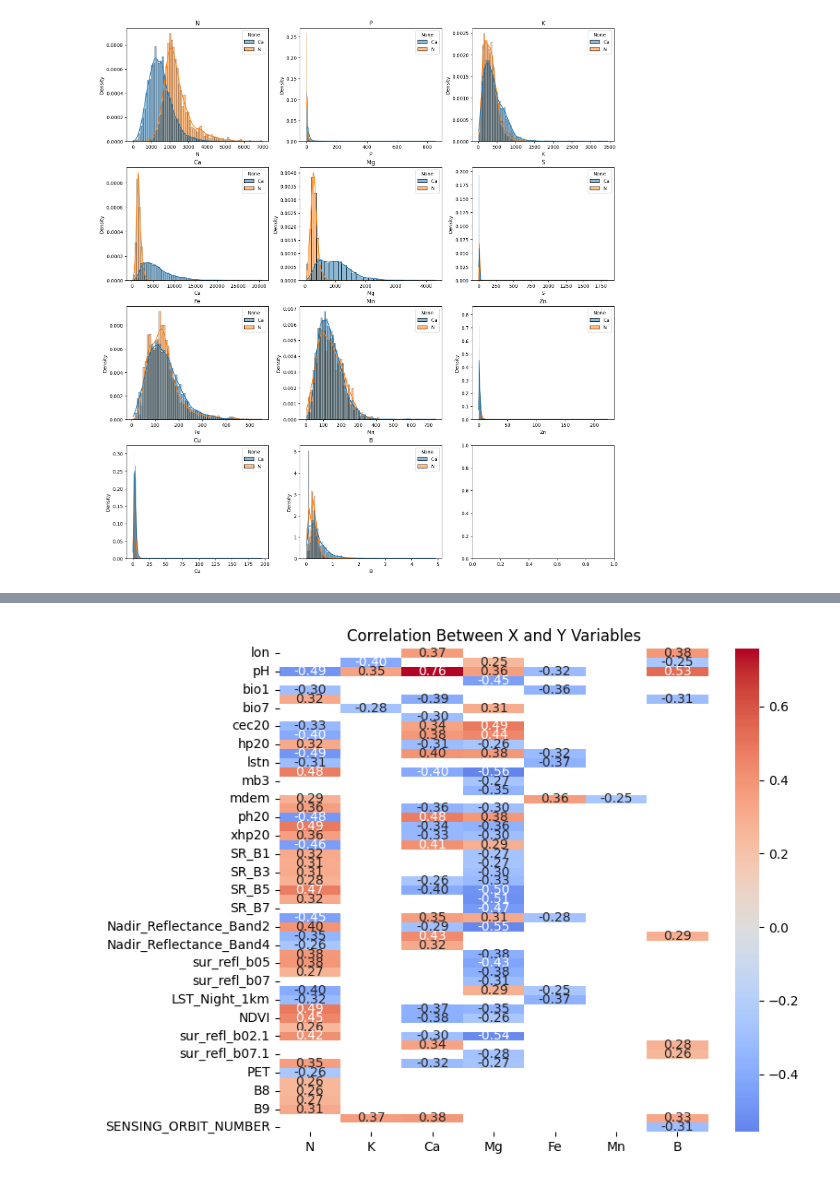
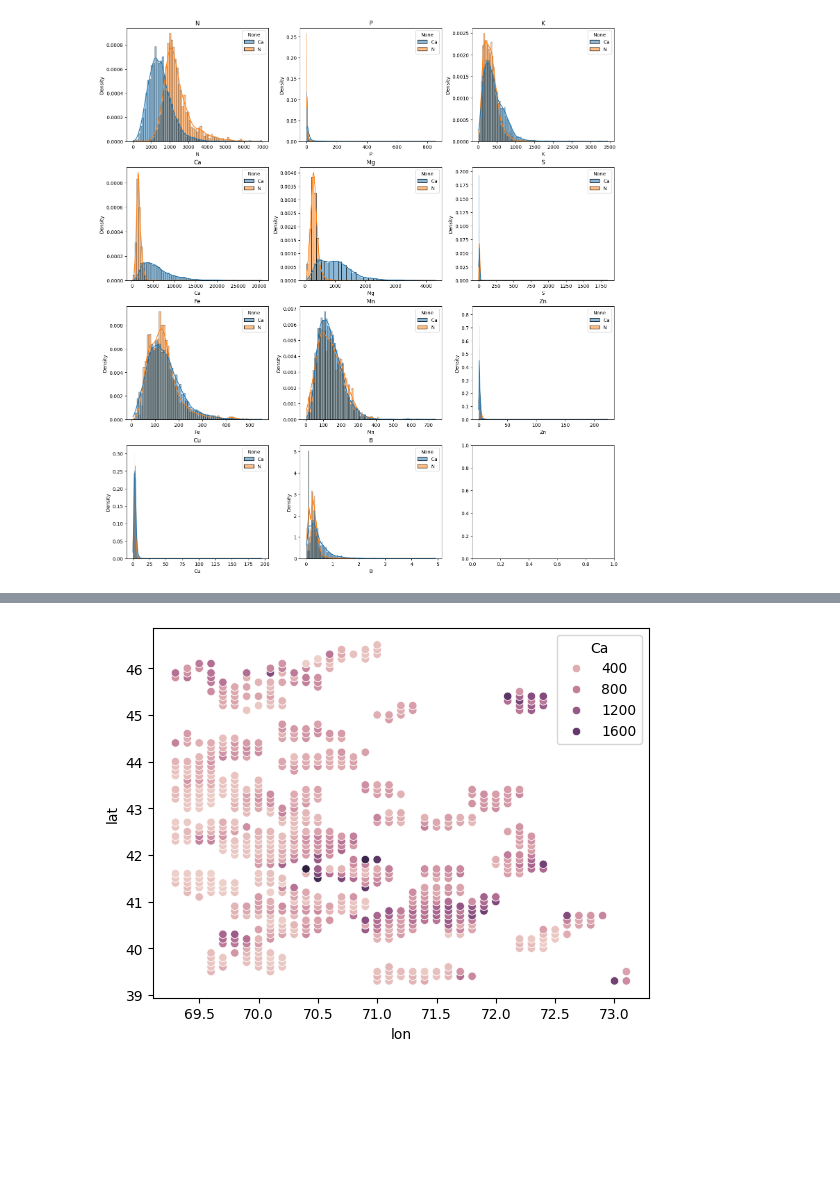
Before and after one commit to omerym/Amini-Soil-Prediction-Challenge, a Jupyter notebook: notebook.ipynb, the cells around one changed output, grey strips where cells are left out. Saved outputs shown, nothing was run; the diff lists cells and outputs as text; code cells hidden in the pictures; blank space fills up the shorter version.

```diff
--- a/notebook.ipynb
+++ b/notebook.ipynb
@@ -554,23 +304,12 @@ plt.show()
-# %%
-
-
-# Compute full correlation matrix
-corr_matrix = train.select_dtypes(include="number").corr()
-
-# Extract only correlations between X columns and Y columns
-corr_X_Y = corr_matrix.loc[X.select_dtypes(
-    include="number").columns, Y.columns]
-corr_X_Y = corr_X_Y[np.abs(corr_X_Y) >= 0.25]
-corr_X_Y.drop(
-    columns=corr_X_Y.columns[corr_X_Y.isna().all(axis=0)], inplace=True)
-corr_X_Y.drop(
-    corr_X_Y.index[corr_X_Y.isna().all(axis=1)], inplace=True)
-# Plot heatmap
-plt.figure(figsize=(8, 6))
-sns.heatmap(corr_X_Y, annot=True, fmt=".2f",
-            cmap="coolwarm", center=0)
-plt.title("Correlation Between X and Y Variables")
-plt.tight_layout()
-plt.show()
-# %% [output]
-[figure, removed]
+# %%
+locations = train[['lat', 'lon']].copy()
+scale = 10
+locations['Ca'] = Y["Ca"]
+locations['lat'] = np.round(locations['lat'] * scale)
+locations['lon'] = np.round(locations['lon'] * scale)
+locations /= scale
+l = locations.groupby(['lat', 'lon']).mean().reset_index()
+sns.scatterplot(x=l['lon'], y=l['lat'], hue=l['Ca'])
+plt.show()
+# %% [output]
+[figure, added]
```
Also changed, not shown: parts of 26 cells of this notebook.
